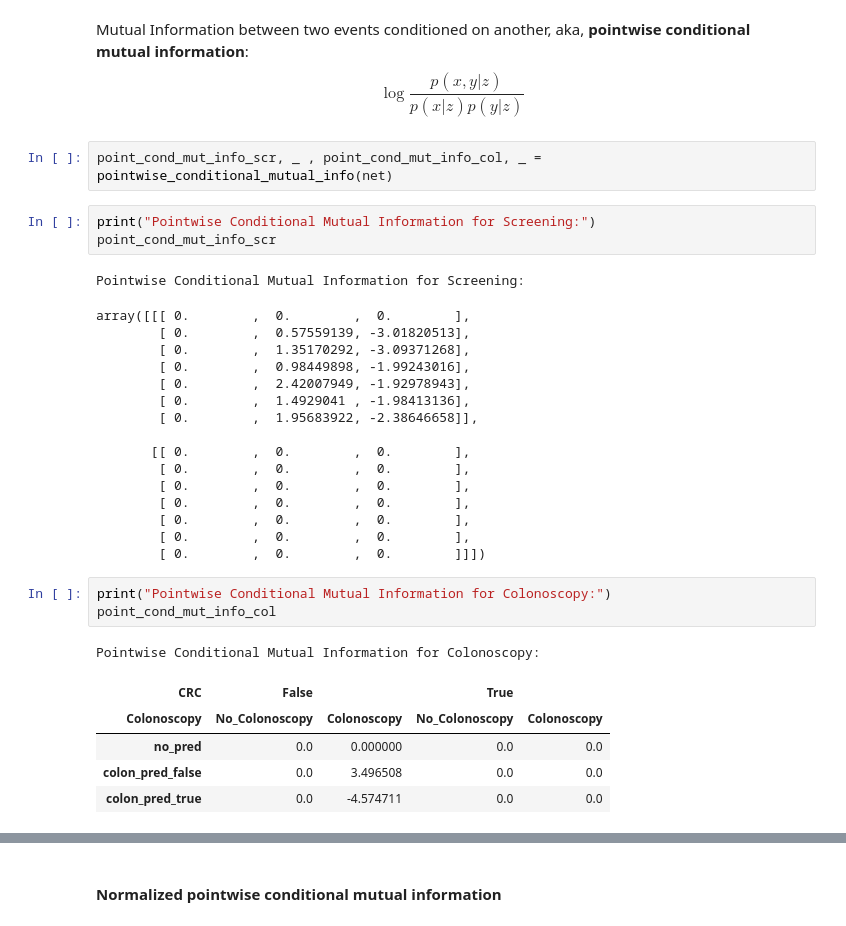
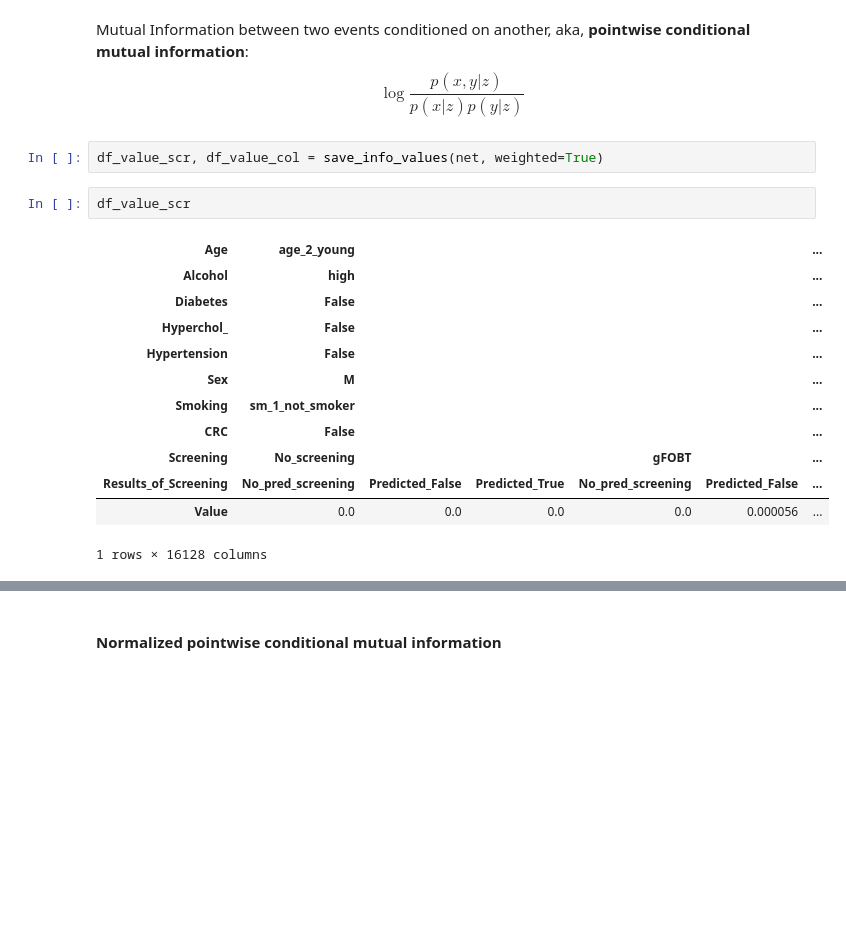
Before and after one commit to DanielCorralesAlonso/Decision_Model_Screening_CRC, a Jupyter notebook: inf_diagram_SMILE.ipynb, the cells around one changed output, grey strips where cells are left out. Saved outputs shown, nothing was run; the diff lists cells and outputs as text; blank space fills up the shorter version.

```diff
--- a/inf_diagram_SMILE.ipynb
+++ b/inf_diagram_SMILE.ipynb
@@ -78,36 +78,21 @@ net.write_file("genie_models/Basic_ID_screening_22052024.xdsl")'''
 ### **Pointwise conditional mutual information**
 # %% [markdown]
 Mutual Information between two events conditioned on another, aka, **pointwise conditional mutual information**: $$ \log \frac{p(x,y|z)}{p(x|z)p(y|z)} $$
-# %%
-point_cond_mut_info_scr, _ , point_cond_mut_info_col, _ = pointwise_conditional_mutual_info(net)
-# %%
-print("Pointwise Conditional Mutual Information for Screening:")
-point_cond_mut_info_scr
-# %% [output]
-Pointwise Conditional Mutual Information for Screening:
-array([[[ 0.        ,  0.        ,  0.        ],
-        [ 0.        ,  0.57559139, -3.01820513],
-        [ 0.        ,  1.35170292, -3.09371268],
-        [ 0.        ,  0.98449898, -1.99243016],
-        [ 0.        ,  2.42007949, -1.92978943],
-        [ 0.        ,  1.4929041 , -1.98413136],
-        [ 0.        ,  1.95683922, -2.38646658]],
-
-       [[ 0.        ,  0.        ,  0.        ],
-        [ 0.        ,  0.        ,  0.        ],
-        [ 0.        ,  0.        ,  0.        ],
-        [ 0.        ,  0.        ,  0.        ],
-        [ 0.        ,  0.        ,  0.        ],
-        [ 0.        ,  0.        ,  0.        ],
-        [ 0.        ,  0.        ,  0.        ]]])
-# %%
-print("Pointwise Conditional Mutual Information for Colonoscopy:")
-point_cond_mut_info_col
-# %% [output]
-Pointwise Conditional Mutual Information for Colonoscopy:
-| CRC | False |  | True |  |
-| Colonoscopy | No_Colonoscopy | Colonoscopy | No_Colonoscopy | Colonoscopy |
-| no_pred | 0.0 | 0.000000 | 0.0 | 0.0 |
-| colon_pred_false | 0.0 | 3.496508 | 0.0 | 0.0 |
-| colon_pred_true | 0.0 | -4.574711 | 0.0 | 0.0 |
+# %%
+df_value_scr, df_value_col = save_info_values(net, weighted=True)
+# %%
+df_value_scr
+# %% [output]
+| Age | age_2_young |  |  |  |  | ... |
+| Alcohol | high |  |  |  |  | ... |
+| Diabetes | False |  |  |  |  | ... |
+| Hyperchol_ | False |  |  |  |  | ... |
+| Hypertension | False |  |  |  |  | ... |
+| Sex | M |  |  |  |  | ... |
+| Smoking | sm_1_not_smoker |  |  |  |  | ... |
+| CRC | False |  |  |  |  | ... |
+| Screening | No_screening |  |  | gFOBT |  | ... |
+| Results_of_Screening | No_pred_screening | Predicted_False | Predicted_True | No_pred_screening | Predicted_False | ... |
+| Value | 0.0 | 0.0 | 0.0 | 0.0 | 0.000056 | ... |
+1 rows × 16128 columns
 # %%
```
Also changed, not shown: parts of 3 cells of this notebook, 11 other files.
